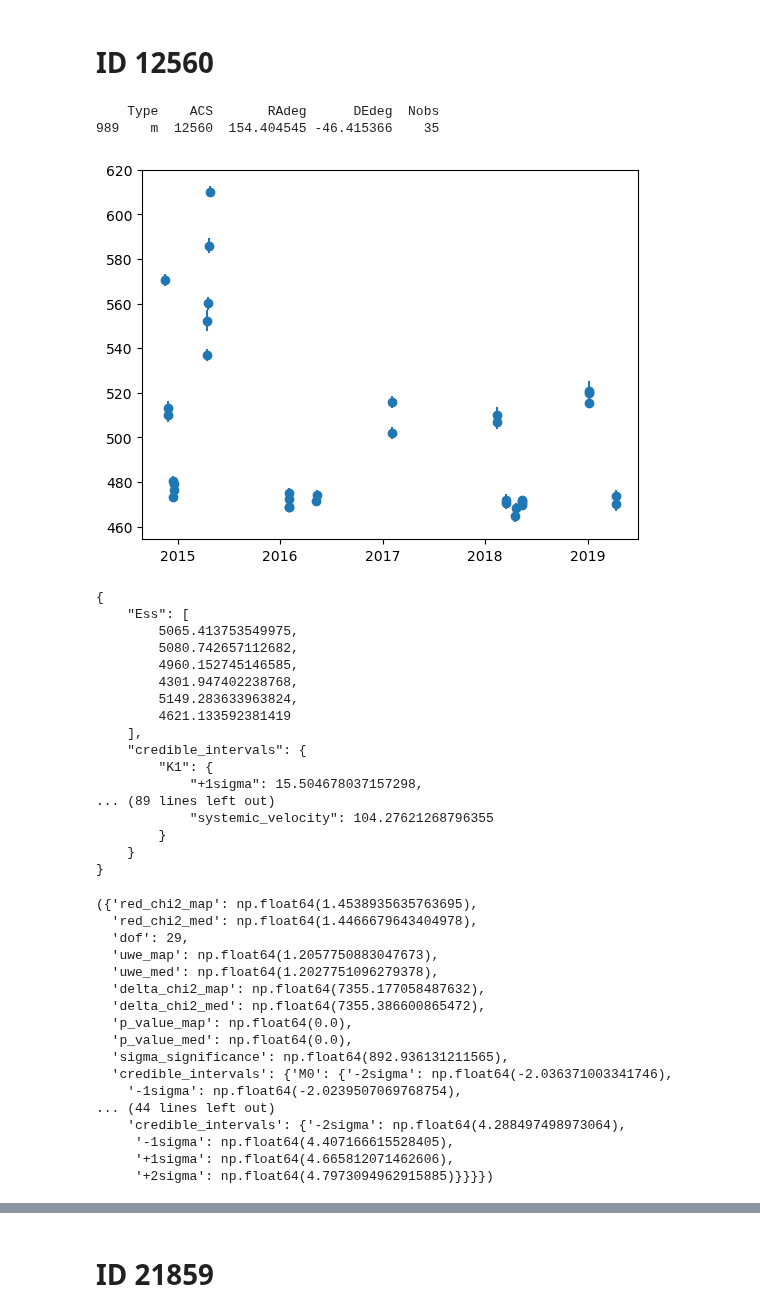
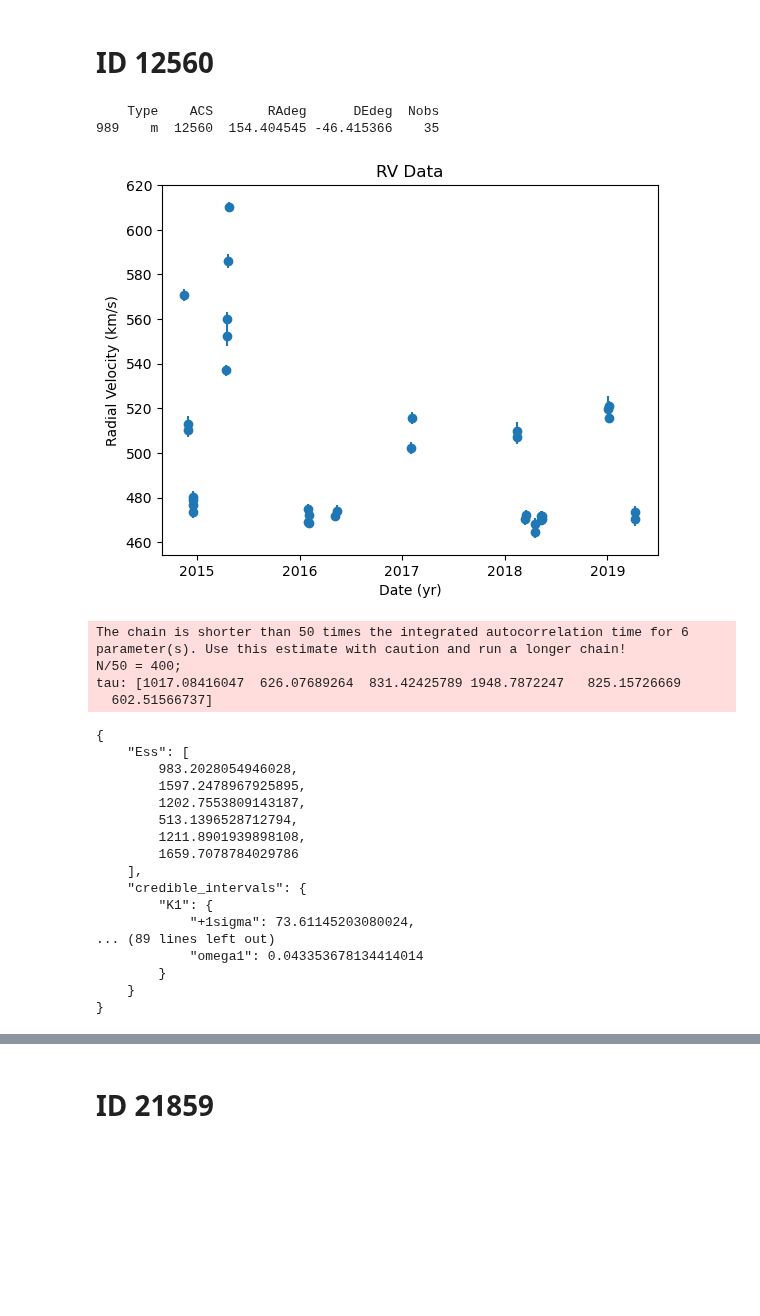
Before and after one commit to matthewwhitaker/periapsis_examples, a Jupyter notebook: ngc_3201_bhs.ipynb, the cells around one changed output, grey strips where cells are left out. Saved outputs shown, nothing was run; the diff lists cells and outputs as text; code cells hidden in the pictures; blank space fills up the shorter version.

```diff
--- a/ngc_3201_bhs.ipynb
+++ b/ngc_3201_bhs.ipynb
@@ -8,27 +8,30 @@ import matplotlib.pyplot as plt
 # %%
 ID = 12560
 M_vis = 0.81
 
 list = Table.read("data/ngc3201/J_A+A_632_A3/list.dat", format="ascii.no_header").to_pandas()
 colnames=["Type", "ACS", "RAdeg", "DEdeg", "Nobs"]
 # Add column names to the DataFrame
 list.columns = colnames
 catalog = list[list['ACS'] == ID]
 
 data = Table.read("data/ngc3201/J_A+A_632_A3/tablea1m.dat", format="ascii.no_header").to_pandas()
 colnames=["ACS", "RAdeg", "DEdeg", "F606Wmag", "Date", "BRV", "e_BRV", "Pvar"]
 data.columns = colnames
 epochs = data[data['ACS'] == ID]
 
 print(catalog)
 
 date = np.array(2000.0 + (epochs['Date'] - 2451545.0)/365.25)
 plt.errorbar(date, epochs['BRV'], yerr=epochs['e_BRV'], fmt='o')
+plt.title('RV Data')
+plt.xlabel('Date (yr)')
+plt.ylabel('Radial Velocity (km/s)')
 plt.show()
 # %% [output]
     Type    ACS       RAdeg      DEdeg  Nobs
 989    m  12560  154.404545 -46.415366    35
-[figure, old version]
+[figure, new version]
 # %%
 import astropy.units as u
 conv = (u.km/u.s).to(u.au/u.yr)
@@ -37,62 +40,52 @@ priors = {
     'Tepoch': p.FixedPrior(2017.0),
     'M1': p.FixedPrior(M_vis),
     'M0': p.UniformPrior(-np.pi, np.pi),
-    'K1': p.UniformPrior(10.0*conv, 100.0*conv),
+    'K1': p.UniformPrior(10.0, 100.0),
     'P': p.LogUniformPrior(1e-4, 1e0),
     'e': p.UniformPrior(0.0, 0.9),
     'omega1': p.UniformPrior(0.0, 2*np.pi),
-    'systemic_velocity': p.UniformPrior(300 * conv, 700 * conv),
+    'gamma': p.UniformPrior(300 , 700 ),
 }
+units = {'t':'year', 'rv':'km/s', 'rv_err':'km/s'}
 rv_data = p.RadialVelocityData(
     t = date,
-    rv = np.array(epochs['BRV'])*conv,
-    rv_err = np.array(epochs['e_BRV'])*conv,
+    rv = np.array(epochs['BRV']),
+    rv_err = np.array(epochs['e_BRV']),
+    units=units,
     system=1,
 )
 fitter = p.MCMCFitter(
-    nwalkers=32,
-    niter=10000,
-    sample_params=['M0', 'K1', 'e', 'P', 'omega1', 'systemic_velocity'],
+    nwalkers=50,
+    niter=20000,
+    sample_params=['M0', 'K1', 'e', 'P', 'omega1', 'gamma'],
     **priors
 )
 results = fitter.fit(rv_data, np.random.default_rng(3201))
+# %% [output]
+The chain is shorter than 50 times the integrated autocorrelation time for 6 parameter(s). Use this estimate with caution and run a longer chain!
+N/50 = 400;
+tau: [1017.08416047  626.07689264  831.42425789 1948.7872247   825.15726669
+  602.51566737]
 # %%
-p.all_stats(results,rv_data)
+stats,fit_results=p.all_stats(results,rv_data)
 # %% [output]
 {
     "Ess": [
-        5065.413753549975,
-        5080.742657112682,
-        4960.152745146585,
-        4301.947402238768,
-        5149.283633963824,
-        4621.133592381419
+        983.2028054946028,
+        1597.2478967925895,
+        1202.7553809143187,
+        513.1396528712794,
+        1211.8901939898108,
+        1659.7078784029786
     ],
     "credible_intervals": {
         "K1": {
-            "+1sigma": 15.504678037157298,
+            "+1sigma": 73.61145203080024,
 ... (89 lines left out)
-            "systemic_velocity": 104.27621268796355
+            "omega1": 0.043353678134414014
         }
     }
 }
-({'red_chi2_map': np.float64(1.4538935635763695),
-  'red_chi2_med': np.float64(1.4466679643404978),
-  'dof': 29,
-  'uwe_map': np.float64(1.2057750883047673),
-  'uwe_med': np.float64(1.2027751096279378),
-  'delta_chi2_map': np.float64(7355.177058487632),
-  'delta_chi2_med': np.float64(7355.386600865472),
-  'p_value_map': np.float64(0.0),
-  'p_value_med': np.float64(0.0),
-  'sigma_significance': np.float64(892.936131211565),
-  'credible_intervals': {'M0': {'-2sigma': np.float64(-2.036371003341746),
-    '-1sigma': np.float64(-2.0239507069768754),
-... (44 lines left out)
-    'credible_intervals': {'-2sigma': np.float64(4.288497498973064),
-     '-1sigma': np.float64(4.407166615528405),
-     '+1sigma': np.float64(4.665812071462606),
-     '+2sigma': np.float64(4.7973094962915885)}}}})
 # %%
 p.all_plots(results,rv_data)
 # %% [output]
```
Also changed, not shown: parts of 9 cells of this notebook, 7 other files.
